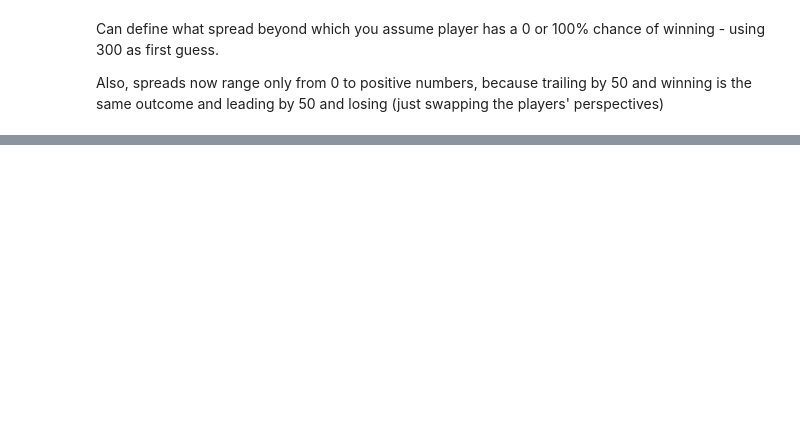
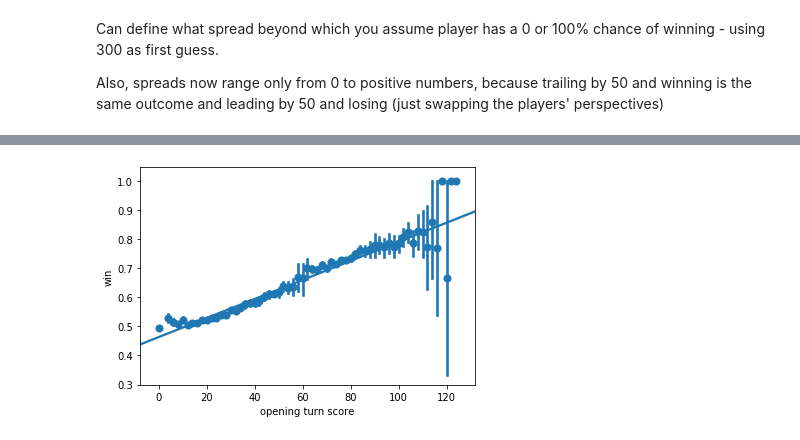
Before and after one commit to domino14/macondo, a Jupyter notebook: notebooks/win_pct/calculate_win_percentages.ipynb, the cells around one changed output, grey strips where cells are left out. Cells and saved outputs as stored; diff of their text form; code cells hidden in the pictures; blank space fills up the shorter version.

```diff
--- a/notebooks/win_pct/calculate_win_percentages.ipynb
+++ b/notebooks/win_pct/calculate_win_percentages.ipynb
@@ -111,0 +244,2 @@ plt.savefig('win_pct.jpg')
+# %%
+tst_df=pd.DataFrame(rows).rename(columns={0:'opening turn score',1:'win'})
@@ -111,0 +278,6 @@ plt.savefig('win_pct.jpg')
+# %%
+fig,ax=plt.subplots()
+sns.regplot(x='opening turn score',y='win',data=tst_df,x_estimator=np.mean,ax=ax)
+plt.savefig('regression_plot.png')
+# %% [output]
+[figure, added]
```
Also changed, not shown: parts of 18 cells of this notebook.
